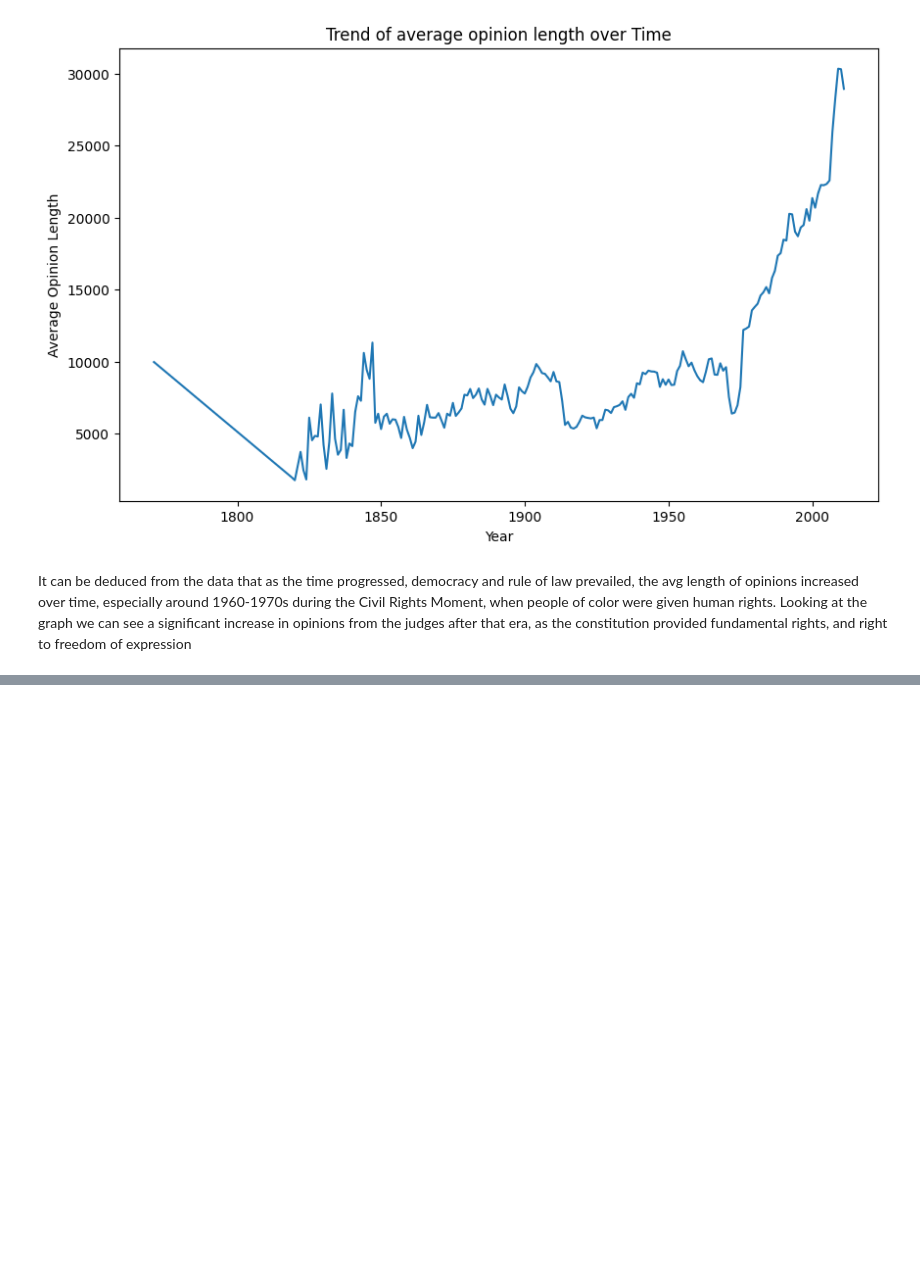
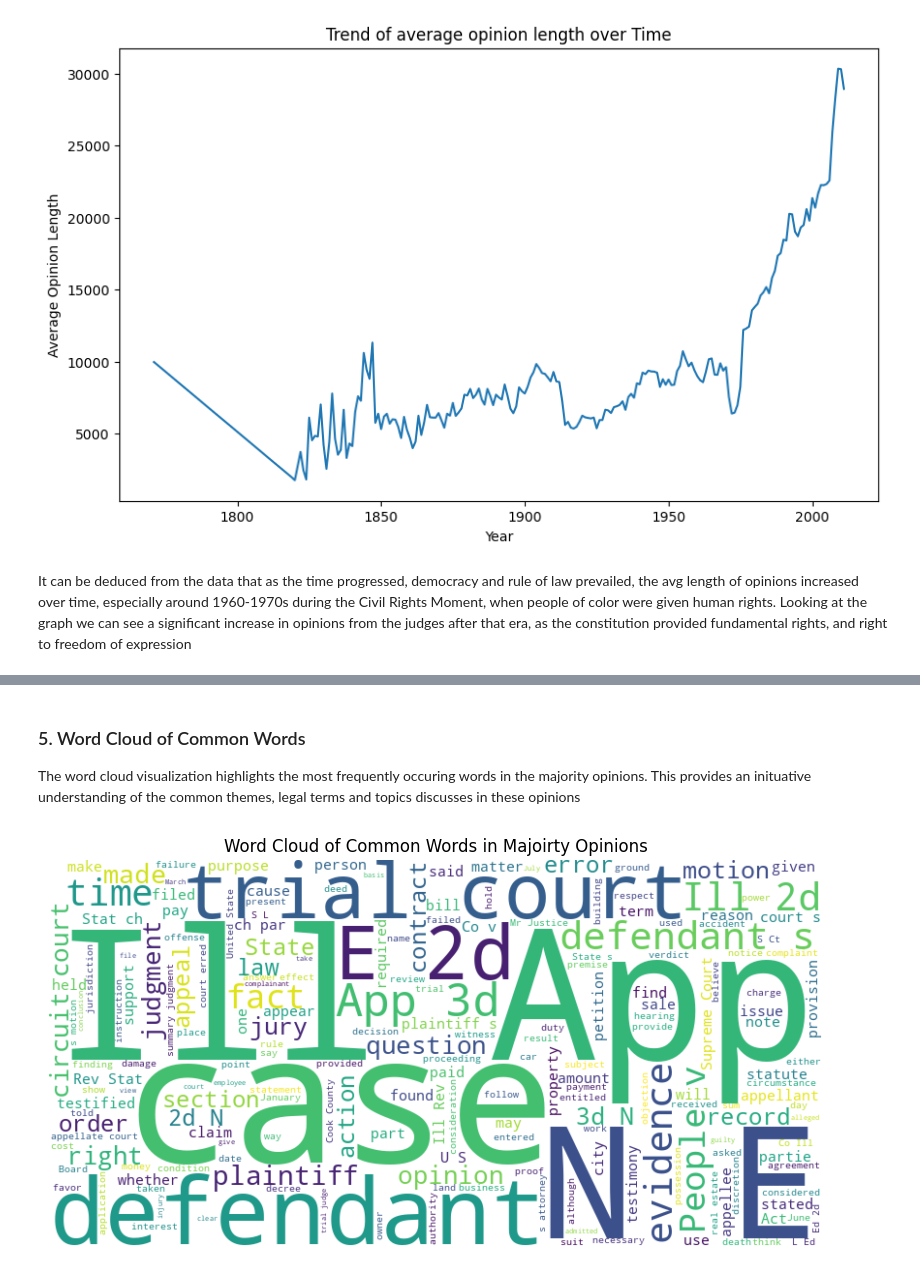
Before and after one commit to r-zeeshan/legal-lens, a Jupyter notebook: main.ipynb, the cells around one changed output, grey strips where cells are left out. Cells and saved outputs as stored; diff of their text form; code cells hidden in the pictures; blank space fills up the shorter version.

```diff
--- a/main.ipynb
+++ b/main.ipynb
@@ -224,0 +204,17 @@ It can be deduced from the data that as the time progressed, democracy and rule
+# %% [markdown]
+### 5. Word Cloud of Common Words
+The word cloud visualization highlights the most frequently occuring words in the majority opinions.
+This provides an inituative understanding of the common themes, legal terms and topics discusses in these opinions
+# %%
+all_opinions = ' '.join(df_cleaned['majority_opinion'].dropna())
+
+
+wordcloud = WordCloud(width=800, height=400, background_color='white').generate(all_opinions)
+
+plt.figure(figsize=(10,6))
+plt.imshow(wordcloud, interpolation='bilinear')
+plt.title('Word Cloud of Common Words in Majoirty Opinions')
+plt.axis('off')
+plt.show()
+# %% [output]
+[figure, added]
```
Also changed, not shown: parts of 12 cells of this notebook, 2 other files.
